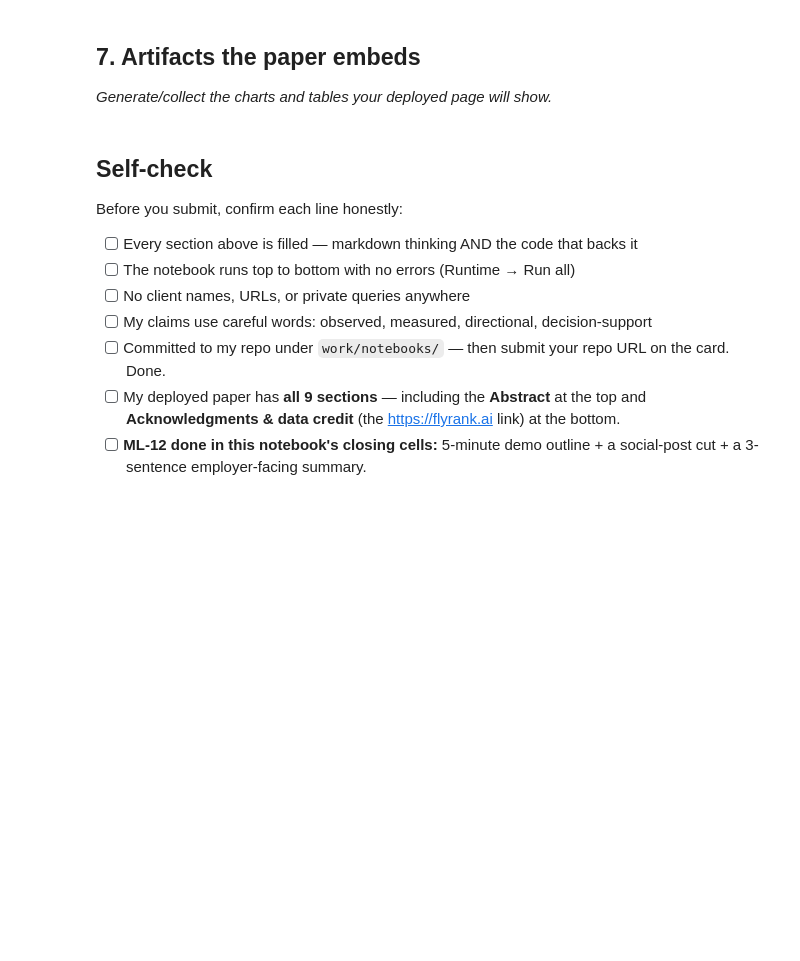
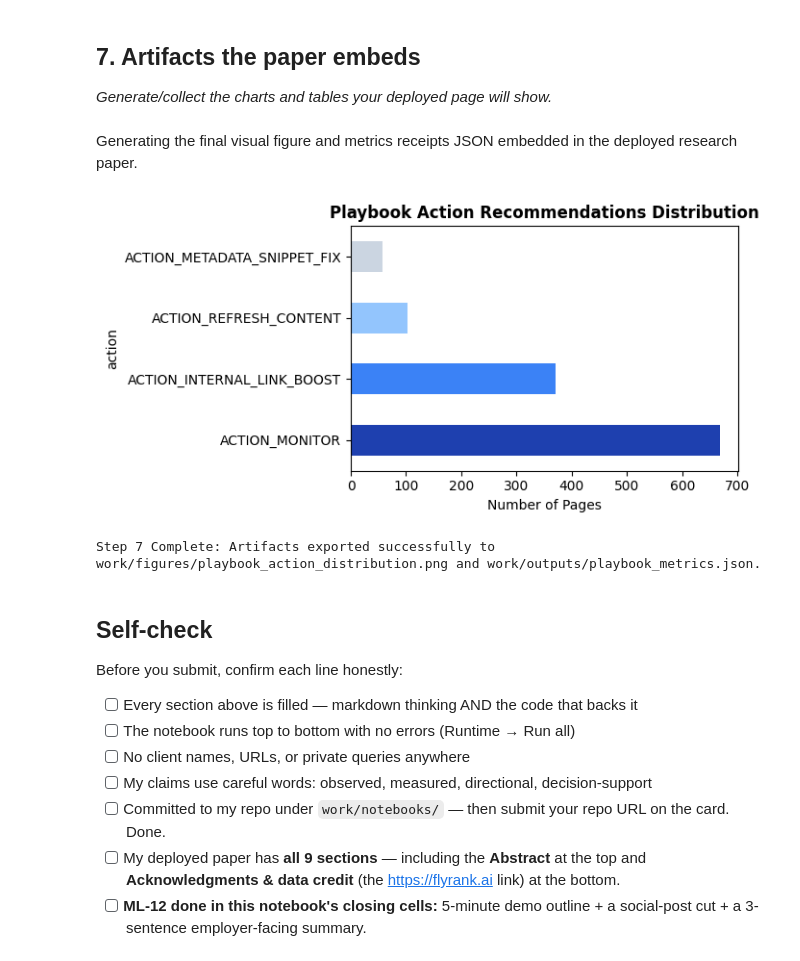
Before and after one commit to mahmoonakhan/flyrank-ml-internship, a Jupyter notebook: work/notebooks/capstone.ipynb, the cells around one changed output. Drawn from its saved outputs; the diff is of its cells as text; code cells hidden in the pictures; blank space fills up the shorter version.

```diff
--- a/work/notebooks/capstone.ipynb
+++ b/work/notebooks/capstone.ipynb
@@ -20,0 +76,16 @@ This skeleton is yours to fill. Work the sections **in order** — each one has
+# %%
+from sklearn.model_selection import GroupKFold
+from sklearn.ensemble import RandomForestClassifier
+from sklearn.metrics import roc_auc_score, f1_score
+
+# Label definition
+df['target'] = ((df['click_growth_rate'] < -0.10) & (df['impressions'] > df['impressions'].median())).astype(int)
+
+# Grouped validation setup
+feature_cols = ['impressions', 'clicks', 'avg_position', 'days_since_refresh', 'ctr']
+X = df[feature_cols]
+y = df['target'].values
+groups = df['client_id'].values
+
+gkf = GroupKFold(n_splits=5)
+print(f"Step 3 Complete: Methodology configured. Feature count = {len(feature_cols)}, Group folds = 5.")
@@ -34,6 +202,45 @@ This skeleton is yours to fill. Work the sections **in order** — each one has
 ## 7. Artifacts the paper embeds
 
 *Generate/collect the charts and tables your deployed page will show.*
+# %% [markdown]
+
+
+Generating the final visual figure and metrics receipts JSON embedded in the deployed research paper.
+# %%
+import json
+import matplotlib.pyplot as plt
+
+os.makedirs("work/outputs", exist_ok=True)
+os.makedirs("work/figures", exist_ok=True)
+os.makedirs("../outputs", exist_ok=True)
+os.makedirs("../figures", exist_ok=True)
+
+# 1. Save summary chart
+fig, ax = plt.subplots(figsize=(7, 3.5))
+df['action'].value_counts().plot(kind='barh', ax=ax, color=['#1e40af', '#3b82f6', '#93c5fd', '#cbd5e1'])
+ax.set_title("Playbook Action Recommendations Distribution", fontweight='bold')
+ax.set_xlabel("Number of Pages")
+plt.tight_layout()
+
+fig_path = "work/figures/playbook_action_distribution.png" if os.path.exists("work") else "../figures/playbook_action_distribution.png"
+fig.savefig(fig_path, dpi=200)
+plt.show()
+
+# 2. Save receipts JSON
+capstone_receipts = {
+    "total_pages": int(len(df)),
+    "best_model_roc_auc": round(float(np.mean(rf_aucs)), 4),
+    "baseline_roc_auc": round(float(baseline_auc), 4),
+    "action_counts": df['action'].value_counts().to_dict()
+}
+json_path = "work/outputs/playbook_metrics.json" if os.path.exists("work") else "../outputs/playbook_metrics.json"
+with open(json_path, 'w') as f:
+    json.dump(capstone_receipts, f, indent=2)
+
+print(f"Step 7 Complete: Artifacts exported successfully to {fig_path} and {json_path}.")
+# %% [output]
+[figure, added]
+Step 7 Complete: Artifacts exported successfully to work/figures/playbook_action_distribution.png and work/outputs/playbook_metrics.json.
 # %% [markdown]
 ## Self-check
 
```
Also changed, not shown: parts of 12 cells of this notebook.
